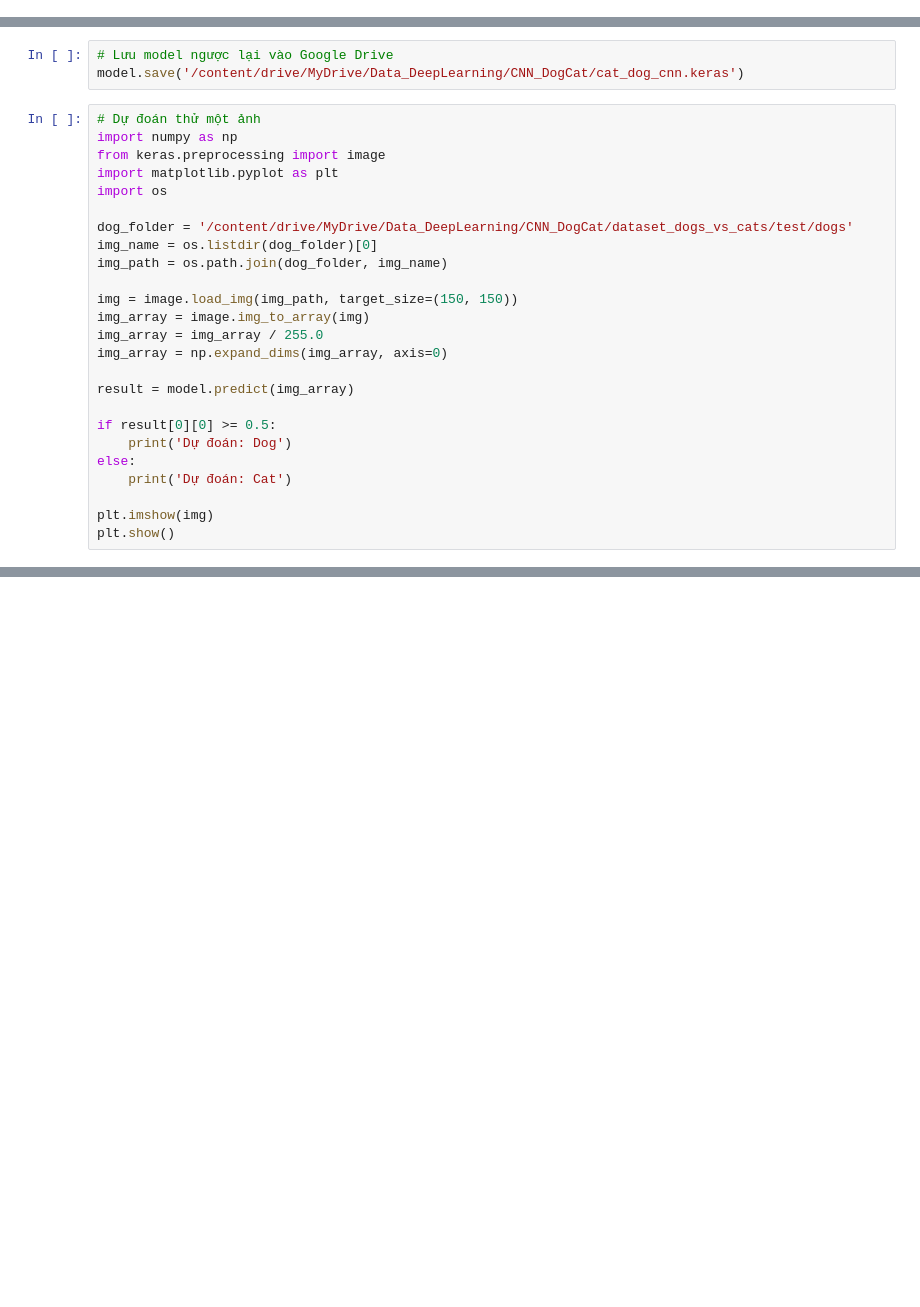
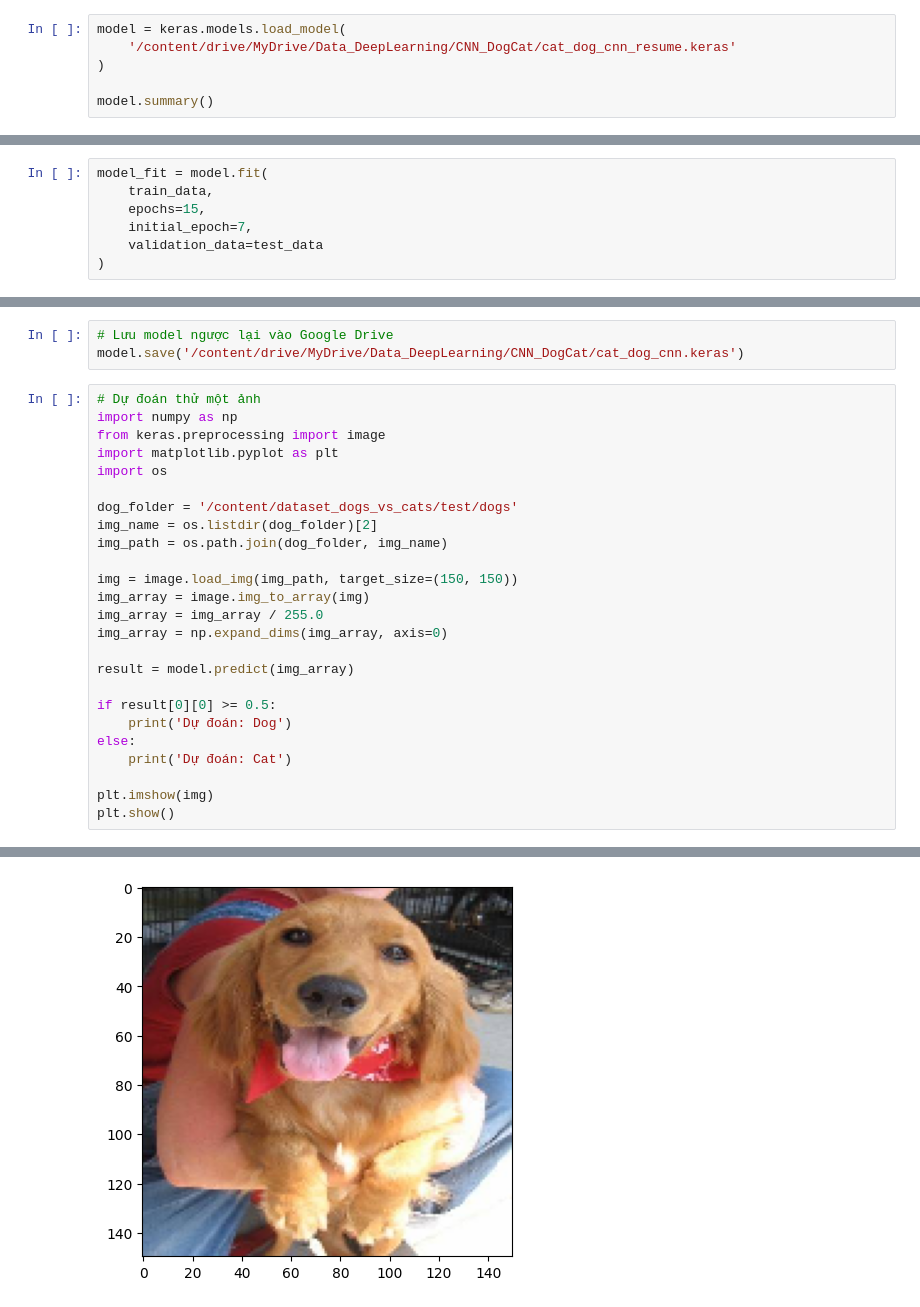
Before and after one commit to nguyentrongnguyen3004-eng/Th_Deep_Learning, a Jupyter notebook: TH_DeepLearning_B4.ipynb, the cells around one changed output, grey strips where cells are left out. Saved outputs shown, nothing was run; the diff lists cells and outputs as text; blank space fills up the shorter version.

```diff
--- a/TH_DeepLearning_B4.ipynb
+++ b/TH_DeepLearning_B4.ipynb
@@ -533,0 +701,6 @@ model_fit = model.fit(
+# %%
+model = keras.models.load_model(
+    '/content/drive/MyDrive/Data_DeepLearning/CNN_DogCat/cat_dog_cnn_resume.keras'
+)
+
+model.summary()
@@ -533,0 +730,7 @@ model_fit = model.fit(
+# %%
+model_fit = model.fit(
+    train_data,
+    epochs=15,
+    initial_epoch=7,
+    validation_data=test_data
+)
@@ -547,8 +771,8 @@ from keras.preprocessing import image
 import matplotlib.pyplot as plt
 import os
 
-dog_folder = '/content/drive/MyDrive/Data_DeepLearning/CNN_DogCat/dataset_dogs_vs_cats/test/dogs'
-img_name = os.listdir(dog_folder)[0]
+dog_folder = '/content/dataset_dogs_vs_cats/test/dogs'
+img_name = os.listdir(dog_folder)[2]
 img_path = os.path.join(dog_folder, img_name)
 
 img = image.load_img(img_path, target_size=(150, 150))
@@ -565,3 +789,4 @@ else:
 
 plt.imshow(img)
 plt.show()
+# %% [output]
@@ -567,0 +795 @@ plt.show()
+[figure, added]
```
Also changed, not shown: parts of 19 cells of this notebook.
